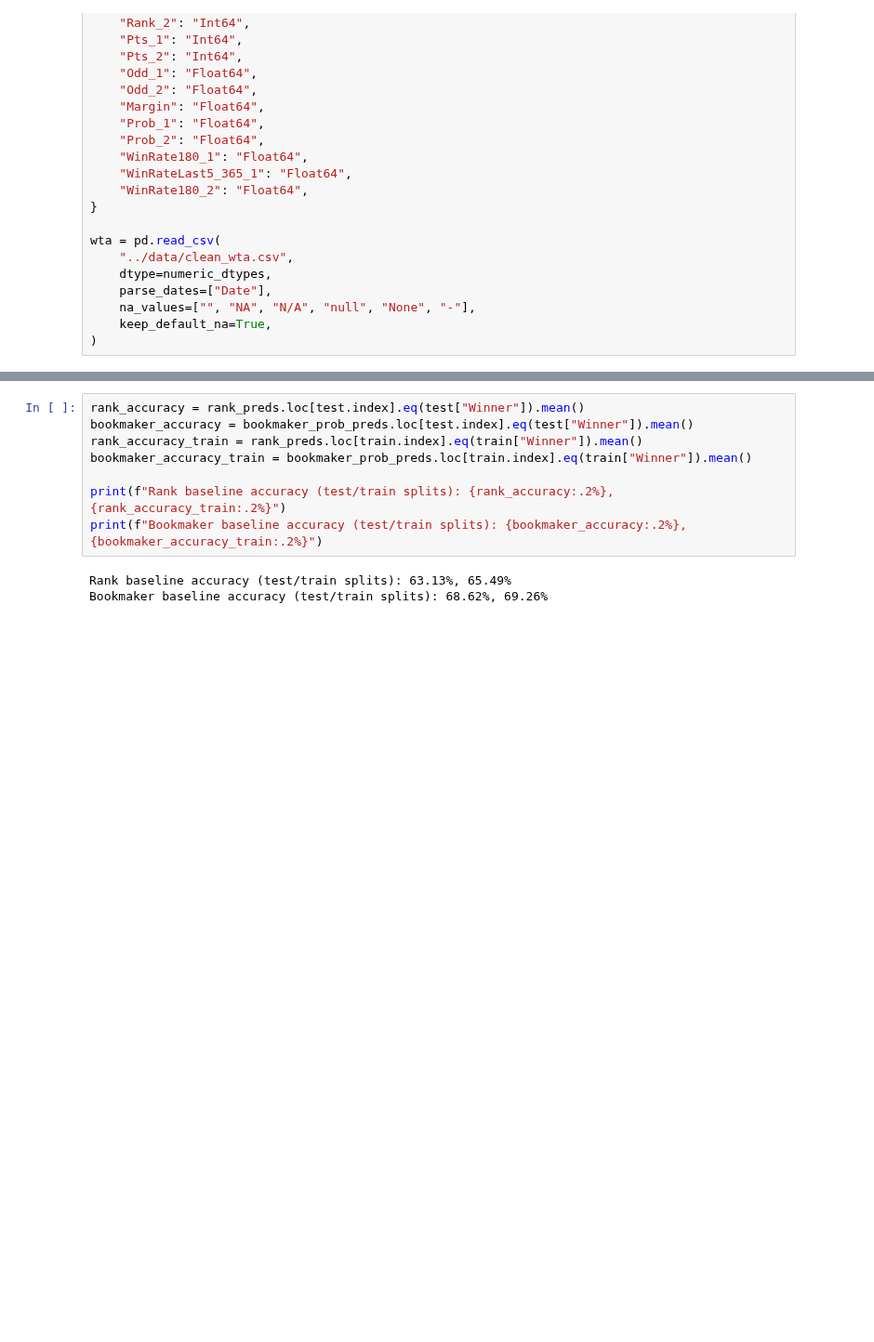
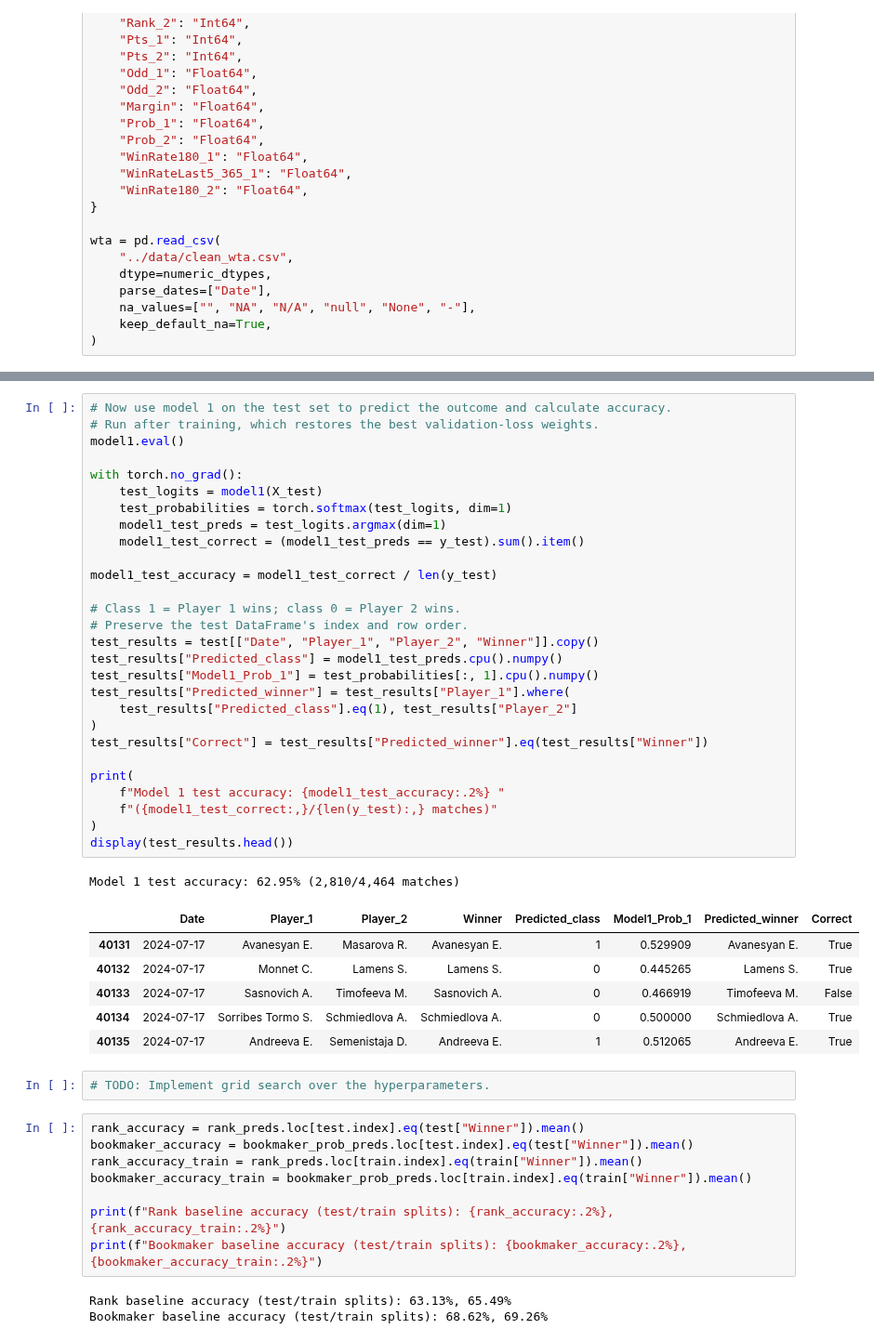
Before and after one commit to twinzies/wta_match_predictions, a Jupyter notebook: src/notebook.ipynb, the cells around one changed output, grey strips where cells are left out. Shown at 93% size. Cells and saved outputs as stored; diff of their text form; blank space fills up the shorter version.

```diff
--- a/src/notebook.ipynb
+++ b/src/notebook.ipynb
@@ -84,3 +366,41 @@ bookmaker_prob_preds = wta["Player_1"].where(
+# %%
+# Now use model 1 on the test set to predict the outcome and calculate accuracy.
+# Run after training, which restores the best validation-loss weights.
+model1.eval()
+
+with torch.no_grad():
+    test_logits = model1(X_test)
+    test_probabilities = torch.softmax(test_logits, dim=1)
+    model1_test_preds = test_logits.argmax(dim=1)
+    model1_test_correct = (model1_test_preds == y_test).sum().item()
+
+model1_test_accuracy = model1_test_correct / len(y_test)
+
+# Class 1 = Player 1 wins; class 0 = Player 2 wins.
+# Preserve the test DataFrame's index and row order.
+test_results = test[["Date", "Player_1", "Player_2", "Winner"]].copy()
+test_results["Predicted_class"] = model1_test_preds.cpu().numpy()
+test_results["Model1_Prob_1"] = test_probabilities[:, 1].cpu().numpy()
+test_results["Predicted_winner"] = test_results["Player_1"].where(
+    test_results["Predicted_class"].eq(1), test_results["Player_2"]
+)
+test_results["Correct"] = test_results["Predicted_winner"].eq(test_results["Winner"])
+
+print(
+    f"Model 1 test accuracy: {model1_test_accuracy:.2%} "
+    f"({model1_test_correct:,}/{len(y_test):,} matches)"
+)
+display(test_results.head())
+# %% [output]
+Model 1 test accuracy: 62.95% (2,810/4,464 matches)
+|  | Date | Player_1 | Player_2 | Winner | Predicted_class | Model1_Prob_1 | Predicted_winner | Correct |
+| 40131 | 2024-07-17 | Avanesyan E. | Masarova R. | Avanesyan E. | 1 | 0.529909 | Avanesyan E. | True |
+| 40132 | 2024-07-17 | Monnet C. | Lamens S. | Lamens S. | 0 | 0.445265 | Lamens S. | True |
+| 40133 | 2024-07-17 | Sasnovich A. | Timofeeva M. | Sasnovich A. | 0 | 0.466919 | Timofeeva M. | False |
+| 40134 | 2024-07-17 | Sorribes Tormo S. | Schmiedlova A. | Schmiedlova A. | 0 | 0.500000 | Schmiedlova A. | True |
+| 40135 | 2024-07-17 | Andreeva E. | Semenistaja D. | Andreeva E. | 1 | 0.512065 | Andreeva E. | True |
+# %%
+# TODO: Implement grid search over the hyperparameters.
 # %%
 rank_accuracy = rank_preds.loc[test.index].eq(test["Winner"]).mean()
 bookmaker_accuracy = bookmaker_prob_preds.loc[test.index].eq(test["Winner"]).mean()
```
Also changed, not shown: parts of 12 cells of this notebook.
